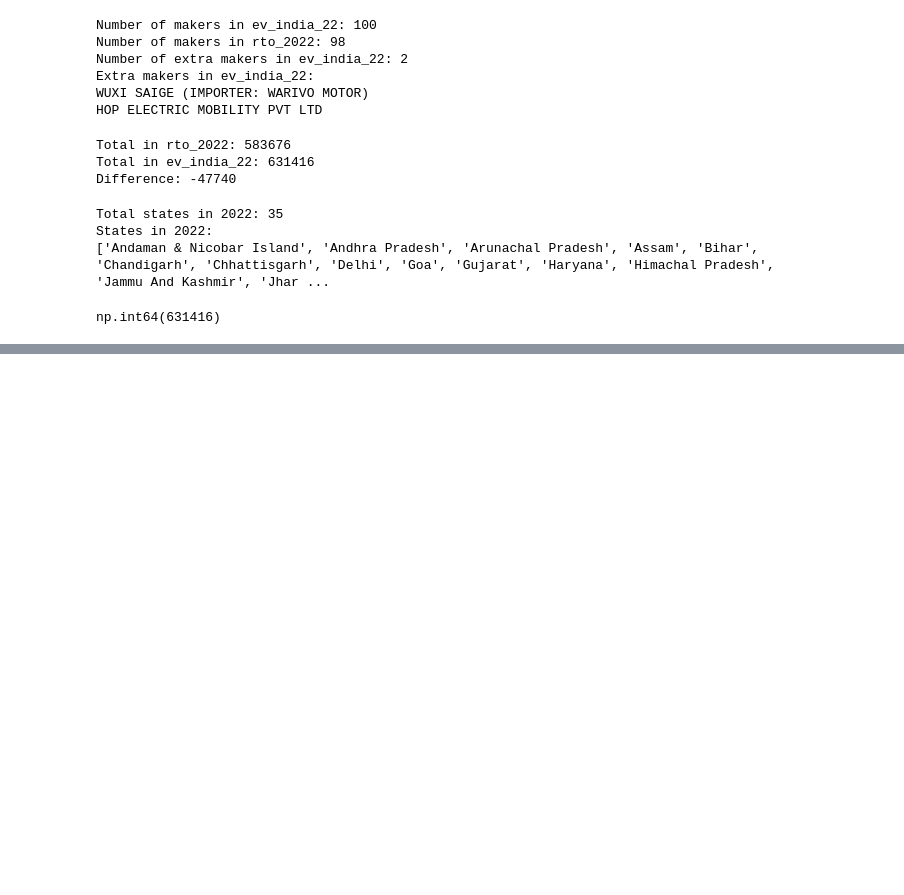
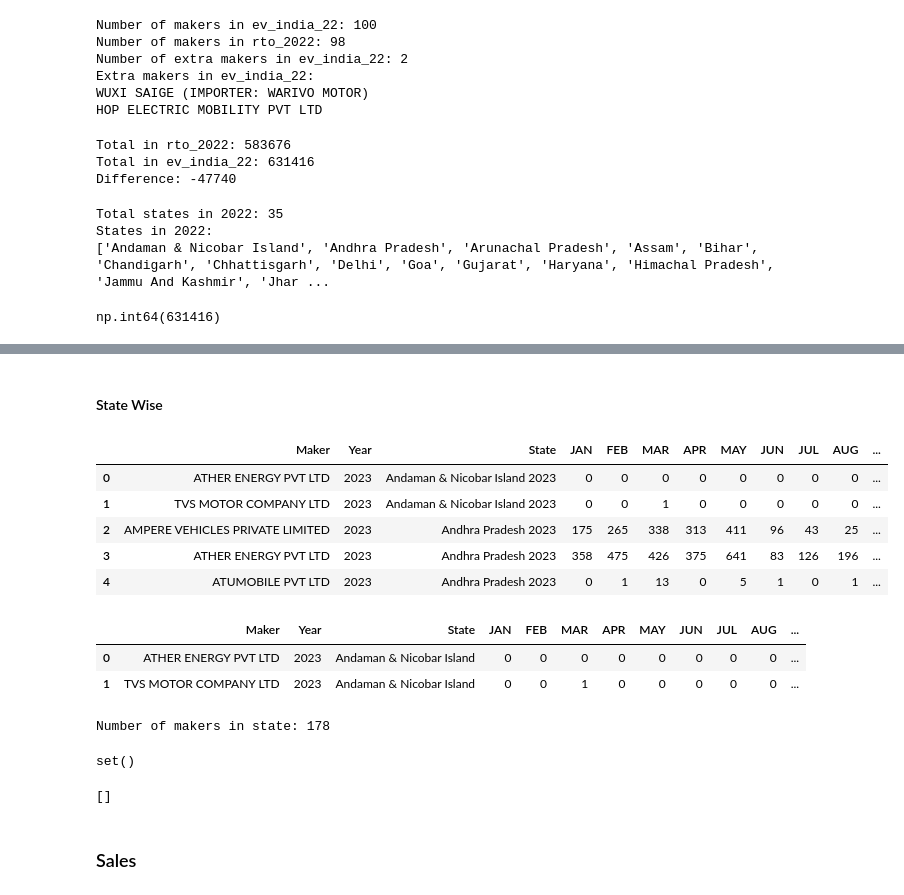
Before and after one commit to e3electricAI/VahanDataScrapper, a Jupyter notebook: scripts/notebook.ipynb, the cells around one changed output, grey strips where cells are left out. Drawn from its saved outputs; the diff is of its cells as text; code cells hidden in the pictures; blank space fills up the shorter version.

```diff
--- a/scripts/notebook.ipynb
+++ b/scripts/notebook.ipynb
@@ -466,0 +772,21 @@ np.int64(631416)
+# %% [markdown]
+#### State Wise
+# %%
+state_2023 = pd.read_excel('./state_2023.xlsx')
+
+state_2023.head()
+# %% [output]
+|  | Maker | Year | State | JAN | FEB | MAR | APR | MAY | JUN | JUL | AUG | ... |
+| 0 | ATHER ENERGY PVT LTD | 2023 | Andaman & Nicobar Island 2023 | 0 | 0 | 0 | 0 | 0 | 0 | 0 | 0 | ... |
+| 1 | TVS MOTOR COMPANY LTD | 2023 | Andaman & Nicobar Island 2023 | 0 | 0 | 1 | 0 | 0 | 0 | 0 | 0 | ... |
+| 2 | AMPERE VEHICLES PRIVATE LIMITED | 2023 | Andhra Pradesh 2023 | 175 | 265 | 338 | 313 | 411 | 96 | 43 | 25 | ... |
+| 3 | ATHER ENERGY PVT LTD | 2023 | Andhra Pradesh 2023 | 358 | 475 | 426 | 375 | 641 | 83 | 126 | 196 | ... |
+| 4 | ATUMOBILE PVT LTD | 2023 | Andhra Pradesh 2023 | 0 | 1 | 13 | 0 | 5 | 1 | 0 | 1 | ... |
+# %%
+state_2023['State'] = state_2023['State'].str.removesuffix(' 2023')
+
+state_2023.head(2)
+# %% [output]
+|  | Maker | Year | State | JAN | FEB | MAR | APR | MAY | JUN | JUL | AUG | ... |
+| 0 | ATHER ENERGY PVT LTD | 2023 | Andaman & Nicobar Island | 0 | 0 | 0 | 0 | 0 | 0 | 0 | 0 | ... |
+| 1 | TVS MOTOR COMPANY LTD | 2023 | Andaman & Nicobar Island | 0 | 0 | 1 | 0 | 0 | 0 | 0 | 0 | ... |
@@ -466,0 +796,22 @@ np.int64(631416)
+# %%
+state_makers = state_2023['Maker'].unique().tolist()
+
+print("Number of makers in state:", len(state_makers))
+# %% [output]
+Number of makers in state: 178
+# %%
+extra_maker_state = set(state_makers) - set(ev_makers)
+
+print(extra_maker_state)
+# %% [output]
+set()
+# %%
+temp_df = state_2023[state_2023['Maker'].isin(extra_maker_state)]
+
+faulty_states = temp_df['State'].unique().tolist()
+
+faulty_states
+# %% [output]
+[]
+# %% [markdown]
+### Sales
```
Also changed, not shown: parts of 21 cells of this notebook, 4 other files.
